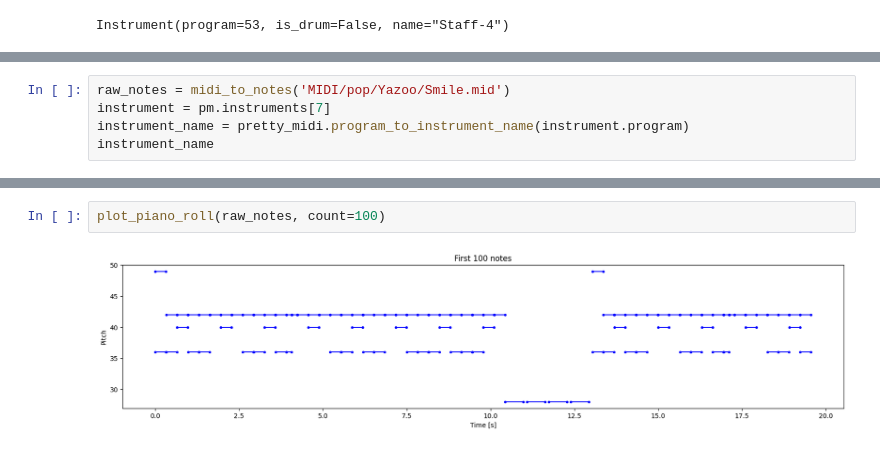
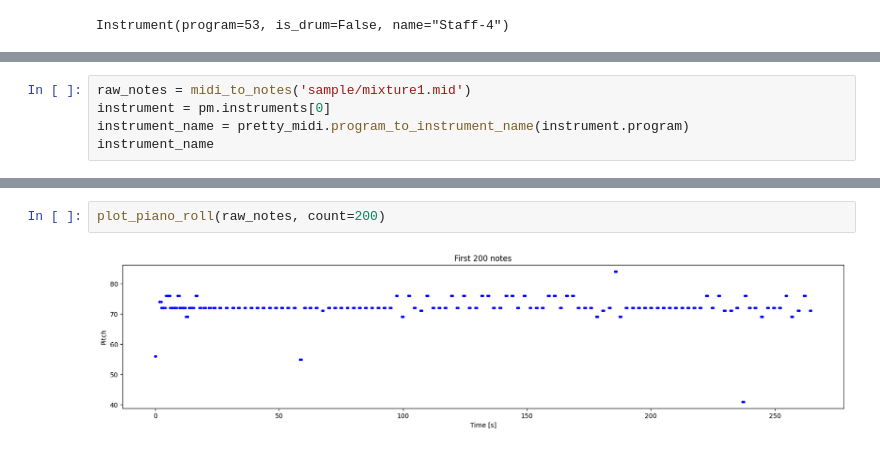
Before and after one commit to JaydenCJH/project_lyrics, a Jupyter notebook: test.ipynb, the cells around one changed output, grey strips where cells are left out. Drawn from its saved outputs; the diff is of its cells as text.

```diff
--- a/test.ipynb
+++ b/test.ipynb
@@ -105,6 +132,6 @@ TypeError: 'Instrument' object is not iterable
 # %%
-raw_notes = midi_to_notes('MIDI/pop/Yazoo/Smile.mid')
-instrument = pm.instruments[7]
+raw_notes = midi_to_notes('sample/mixture1.mid')
+instrument = pm.instruments[0]
 instrument_name = pretty_midi.program_to_instrument_name(instrument.program)
 instrument_name
 # %% [output]
@@ -122,6 +155,6 @@ display_audio(pm)
 # %% [output]
 [interactive output not drawn]
 # %%
-plot_piano_roll(raw_notes, count=100)
+plot_piano_roll(raw_notes, count=200)
 # %% [output]
-[figure, old version]
+[figure, new version]
```
Also changed, not shown: parts of 6 cells of this notebook, 7 other files.
